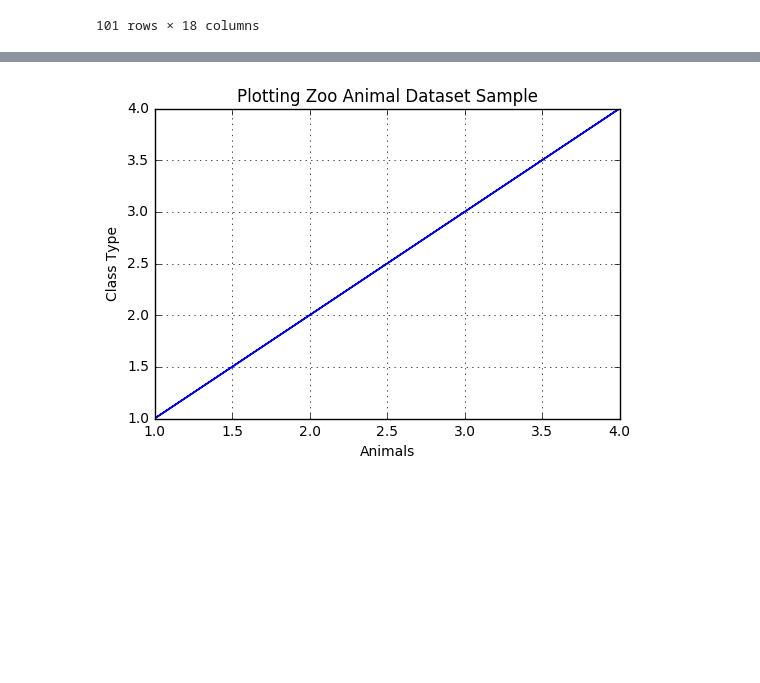
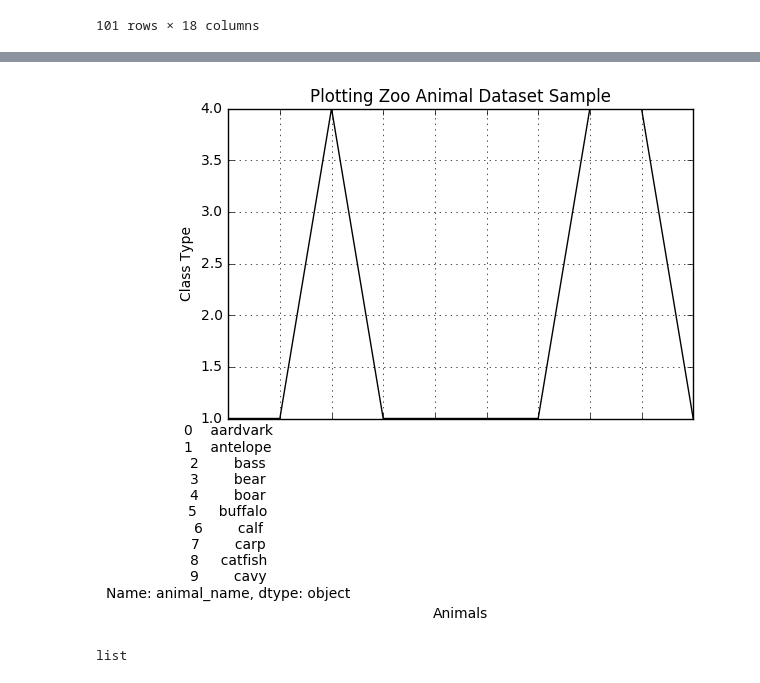
Before and after one commit to harishkrao/matplotlib, a Jupyter notebook: matplotlib sample.ipynb, the cells around one changed output, grey strips where cells are left out. Cells and saved outputs as stored; diff of their text form; code cells hidden in the pictures; blank space fills up the shorter version.

Commit message:
plot

```diff
--- a/matplotlib sample.ipynb
+++ b/matplotlib sample.ipynb
@@ -44,11 +32,17 @@ Name: class_type, dtype: int64
 # %%
-X = class_type
+X = [1,2,3,4,5,6,7,8,9,10]
 Y = class_type
-plt.plot(X,Y)
+xticks=[animal_name]
+plt.plot(X,Y,'k')
+plt.xticks(X,xticks)
 plt.xlabel('Animals')
 plt.ylabel('Class Type')
 plt.title('Plotting Zoo Animal Dataset Sample')
 plt.grid(True)
 plt.show()
 # %% [output]
-[figure, old version]
+[figure, new version]
+# %%
+type(xticks)
+# %% [output]
+list
```
Also changed, not shown: parts of 1 cell of this notebook.
